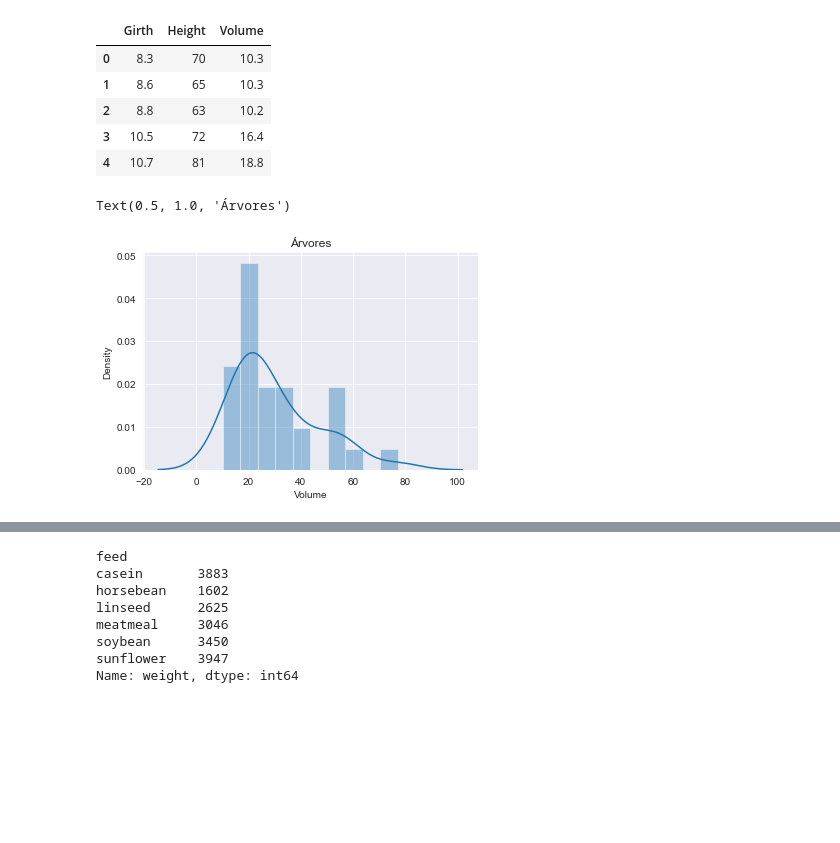
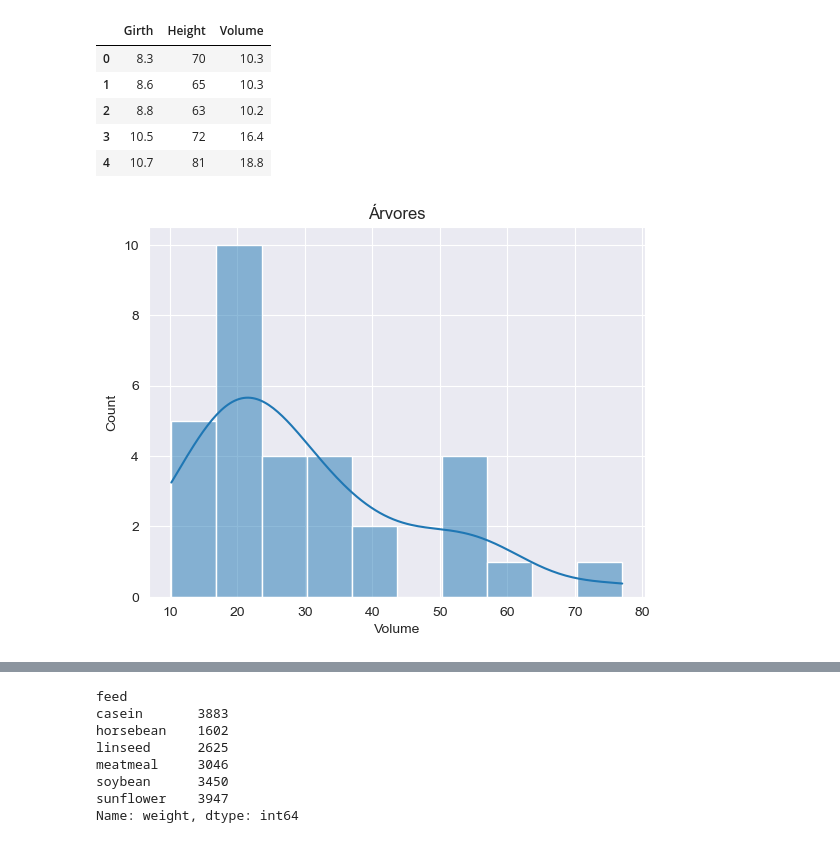
Before and after one commit to unchain0/Formacao-Cientista-de-Dados, a Jupyter notebook: 13.Prática em Python/scripts/9.histograma_densidade_seaborn_.ipynb, the cells around one changed output, grey strips where cells are left out. Saved outputs shown, nothing was run; the diff lists cells and outputs as text; code cells hidden in the pictures; blank space fills up the shorter version.

Commit message:
Update script to use seaborn's histplot and improve data visualization display.

```diff
--- a/13.Prática em Python/scripts/9.histograma_densidade_seaborn_.ipynb
+++ b/13.Prática em Python/scripts/9.histograma_densidade_seaborn_.ipynb
@@ -10,6 +9,6 @@ import matplotlib.pyplot as plt
 # %%
 # Carregamento da base de dados
-base = pd.read_csv(r'C:\Users\felip\Formação Cientista de Dados\13.Prática em Python\dados\trees.csv')
+base = pd.read_csv(r'..\dados\trees.csv')
 base.head()
 # %% [output]
 |  | Girth | Height | Volume |
@@ -20,9 +19,10 @@ base.head()
 | 4 | 10.7 | 81 | 18.8 |
 # %%
 # Histograma com 10 divisões (bins) e com gráfico de densidade
-srn.distplot(base.Volume, bins = 10, axlabel = 'Volume').set_title('Árvores')
+sns.histplot(data=base.Volume, bins=10, kde=True)
+plt.title("Árvores")
+plt.show()
 # %% [output]
-Text(0.5, 1.0, 'Árvores')
-[figure, old version]
+[figure, new version]
 # %%
 # Carregamento de outra base de dados
```
Also changed, not shown: parts of 11 cells of this notebook.
